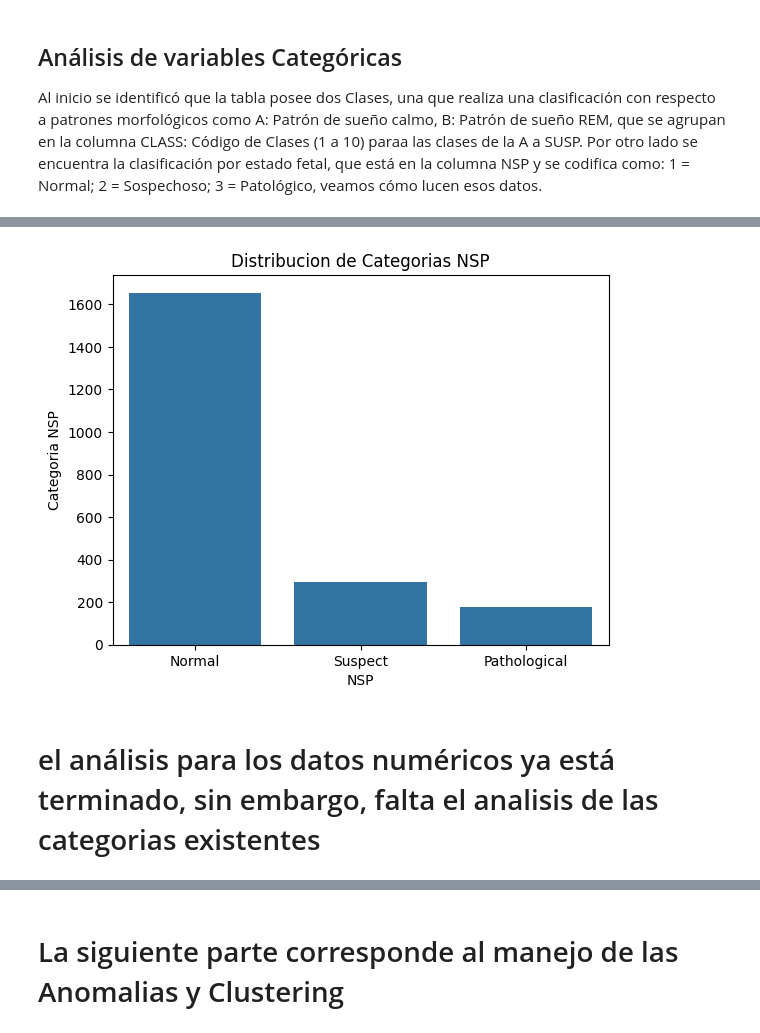
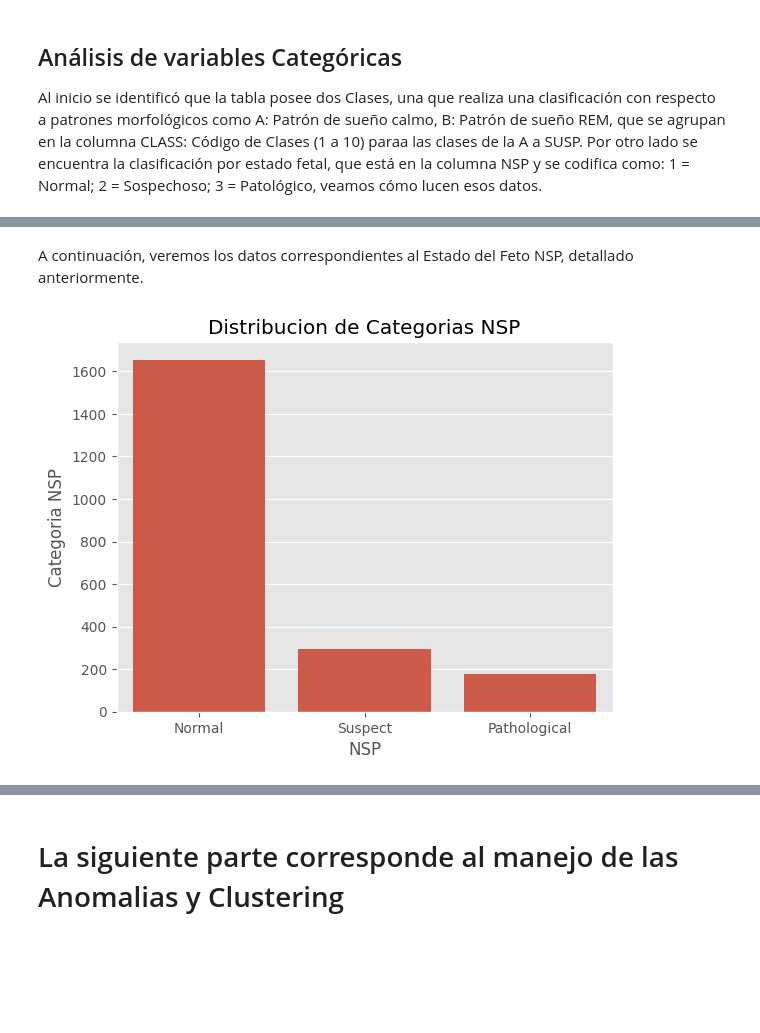
Before and after one commit to moqca/ia_masterrs, a Jupyter notebook: apre_aut/mexmiart03_act3/act3_draft.ipynb, the cells around one changed output, grey strips where cells are left out. Drawn from its saved outputs; the diff is of its cells as text; code cells hidden in the pictures; blank space fills up the shorter version.

```diff
--- a/apre_aut/mexmiart03_act3/act3_draft.ipynb
+++ b/apre_aut/mexmiart03_act3/act3_draft.ipynb
@@ -30,3 +26,5 @@ pyo.init_notebook_mode(connected=True)
+# %%
+plt.style.use('ggplot')
 # %% [markdown]
 ## Acerca las librerías no antes usadas.
 
@@ -338,15 +367,21 @@ plt.show()
+# %% [markdown]
+A continuación, veremos los datos correspondientes al Estado del Feto NSP, detallado anteriormente.
+# %%
+#Iniciamos con algunos estudios para entender como se comportan los datos
+
+data_corr = data.copy()
+
+data_corr = data_corr.drop(columns=['LB','ASTV','MSTV','ALTV','MLTV','Width','Min','Max','Nmax','Nzeros','Mode','Mean','Median','Variance','Tendency'])
+data_corr = data_corr.drop(columns=['A','B','C','D','E','AD','DE','LD','FS','SUSP', 'CLASS'])
 # %%
-###Con el siguiente código se graficará la columna 'NSP' que corresponde a la clasificación
-#we want to chart the column "NSP" from the file
+###Con el siguiente código se graficará la columna 'NSP' que corresponde a la clasificación por Estado del Feto
 plt.figure()
-data_chart = data.copy()
+data_chart = data_corr.copy()
 data_chart['NSP'] = data['NSP'].replace({1: 'Normal', 2:'Suspect', 3:'Pathological'})
 ax = sns.countplot(data=data_chart, x="NSP", order=["Normal", "Suspect", "Pathological"])
 ax.set_title('Distribucion de Categorias NSP')
 ax.set_ylabel('Casos')
 ax.set_ylabel('Categoria NSP')
 plt.show()
 # %% [output]
-[figure, old version]
+[figure, new version]
-# %% [markdown]
-# el análisis para los datos numéricos ya está terminado, sin embargo, falta el analisis de las categorias existentes
```
Also changed, not shown: parts of 24 cells of this notebook.
